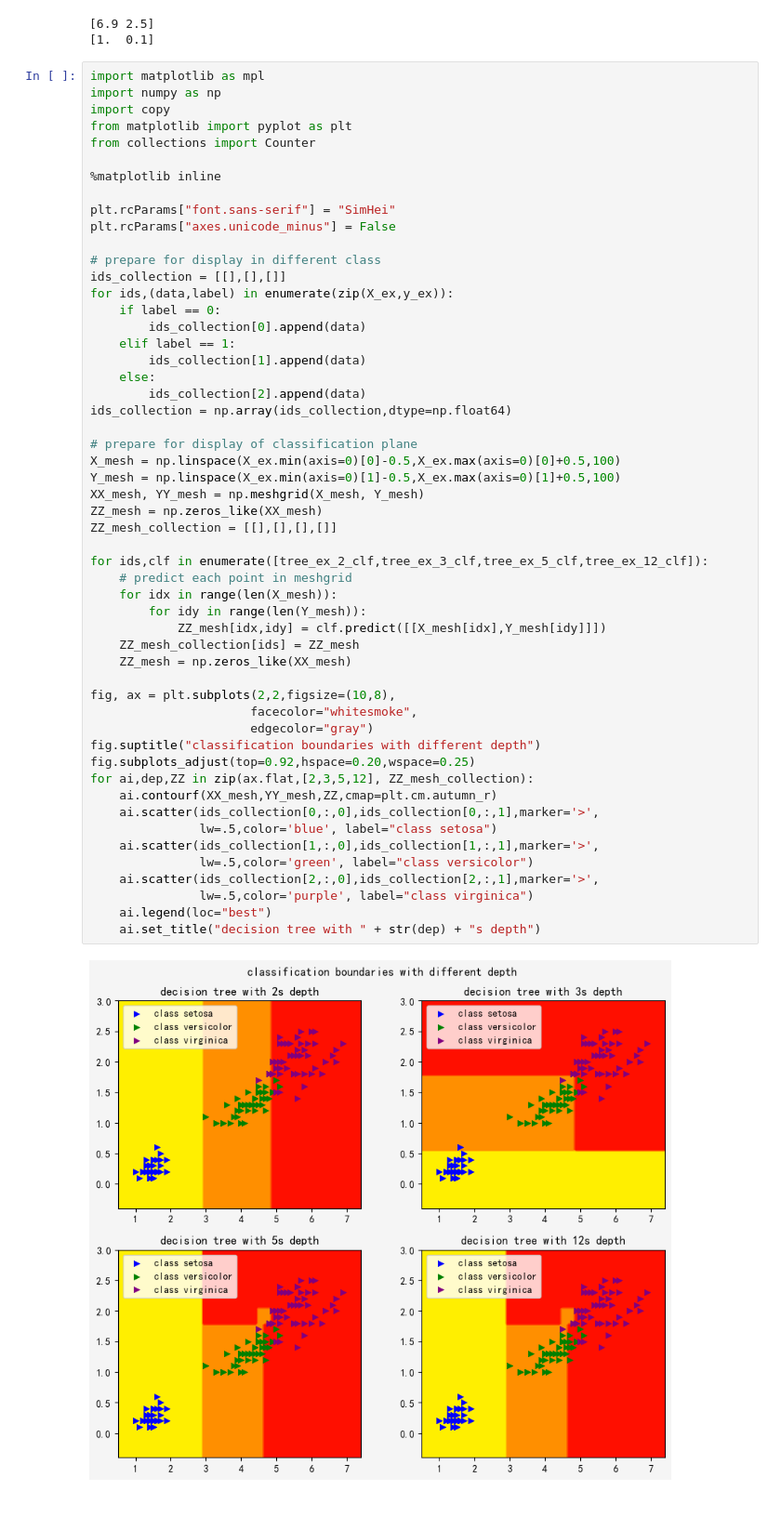
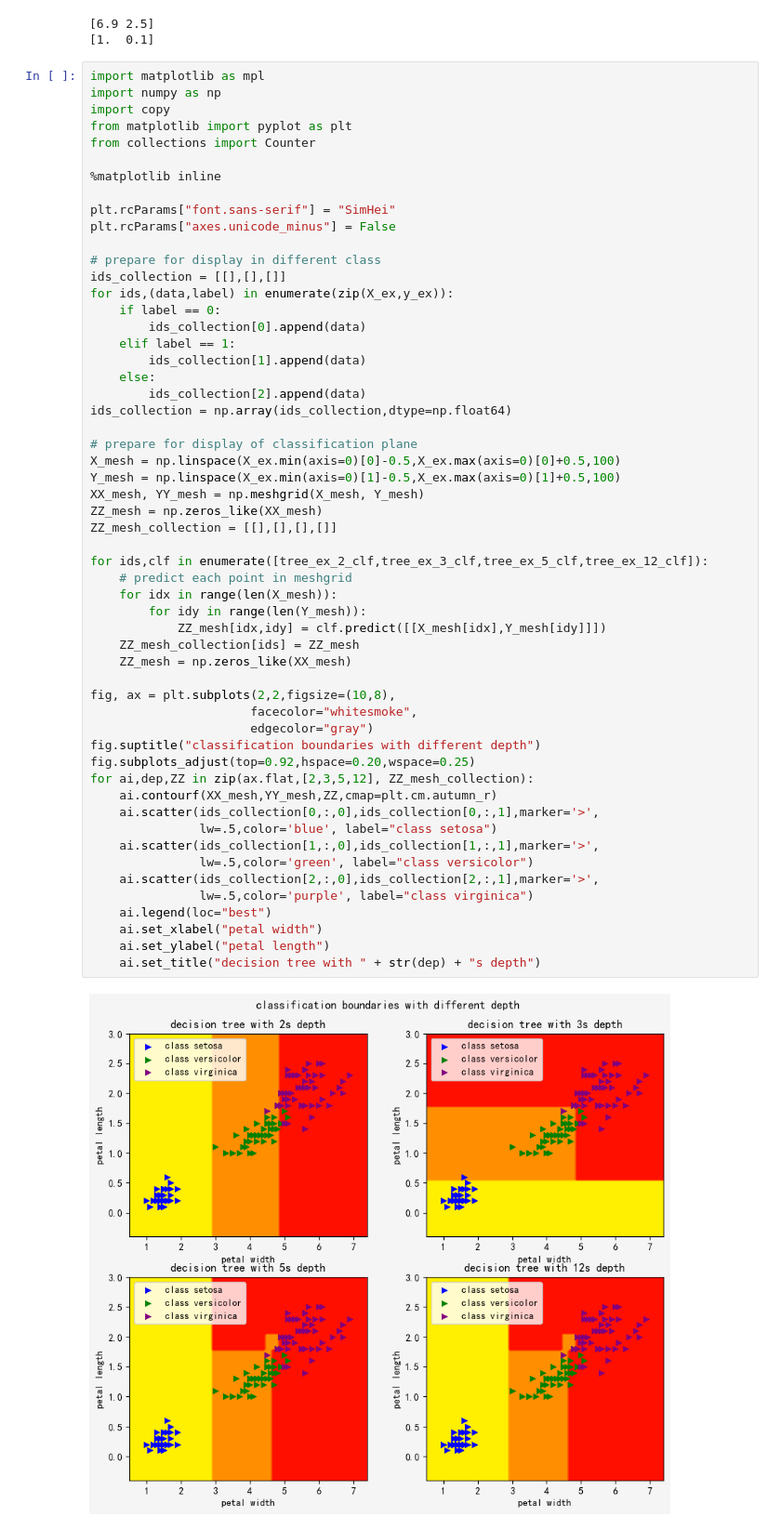
Before and after one commit to ChauserMondieu/machine_learning, a Jupyter notebook: chapters/DecidsionTrees.ipynb, the cells around one changed output. Shown at 93% size. Saved outputs shown, nothing was run; the diff lists cells and outputs as text.

```diff
--- a/chapters/DecidsionTrees.ipynb
+++ b/chapters/DecidsionTrees.ipynb
@@ -64,31 +64,33 @@ ids_collection = np.array(ids_collection,dtype=np.float64)
 X_mesh = np.linspace(X_ex.min(axis=0)[0]-0.5,X_ex.max(axis=0)[0]+0.5,100)
 Y_mesh = np.linspace(X_ex.min(axis=0)[1]-0.5,X_ex.max(axis=0)[1]+0.5,100)
 XX_mesh, YY_mesh = np.meshgrid(X_mesh, Y_mesh)
 ZZ_mesh = np.zeros_like(XX_mesh)
 ZZ_mesh_collection = [[],[],[],[]]
 
 for ids,clf in enumerate([tree_ex_2_clf,tree_ex_3_clf,tree_ex_5_clf,tree_ex_12_clf]):
     # predict each point in meshgrid
     for idx in range(len(X_mesh)):
         for idy in range(len(Y_mesh)):
             ZZ_mesh[idx,idy] = clf.predict([[X_mesh[idx],Y_mesh[idy]]])
     ZZ_mesh_collection[ids] = ZZ_mesh
     ZZ_mesh = np.zeros_like(XX_mesh)
 
 fig, ax = plt.subplots(2,2,figsize=(10,8),
                       facecolor="whitesmoke",
                       edgecolor="gray")
 fig.suptitle("classification boundaries with different depth")
 fig.subplots_adjust(top=0.92,hspace=0.20,wspace=0.25)
 for ai,dep,ZZ in zip(ax.flat,[2,3,5,12], ZZ_mesh_collection):
     ai.contourf(XX_mesh,YY_mesh,ZZ,cmap=plt.cm.autumn_r)
     ai.scatter(ids_collection[0,:,0],ids_collection[0,:,1],marker='>',
                lw=.5,color='blue', label="class setosa")
     ai.scatter(ids_collection[1,:,0],ids_collection[1,:,1],marker='>',
                lw=.5,color='green', label="class versicolor")
     ai.scatter(ids_collection[2,:,0],ids_collection[2,:,1],marker='>',
                lw=.5,color='purple', label="class virginica")
     ai.legend(loc="best")
+    ai.set_xlabel("petal width")
+    ai.set_ylabel("petal length")
     ai.set_title("decision tree with " + str(dep) + "s depth")
 # %% [output]
-[figure, old version]
+[figure, new version]
```
Also changed, not shown: parts of 6 cells of this notebook.
